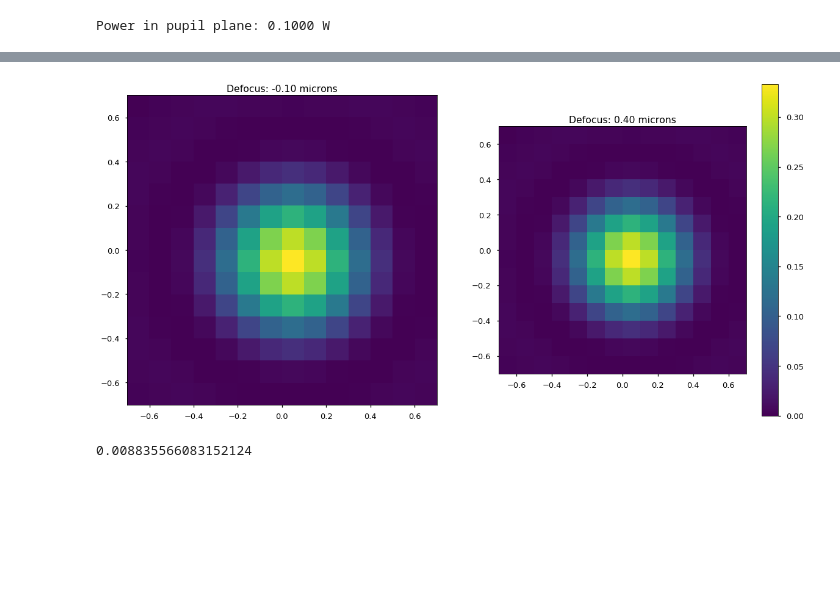
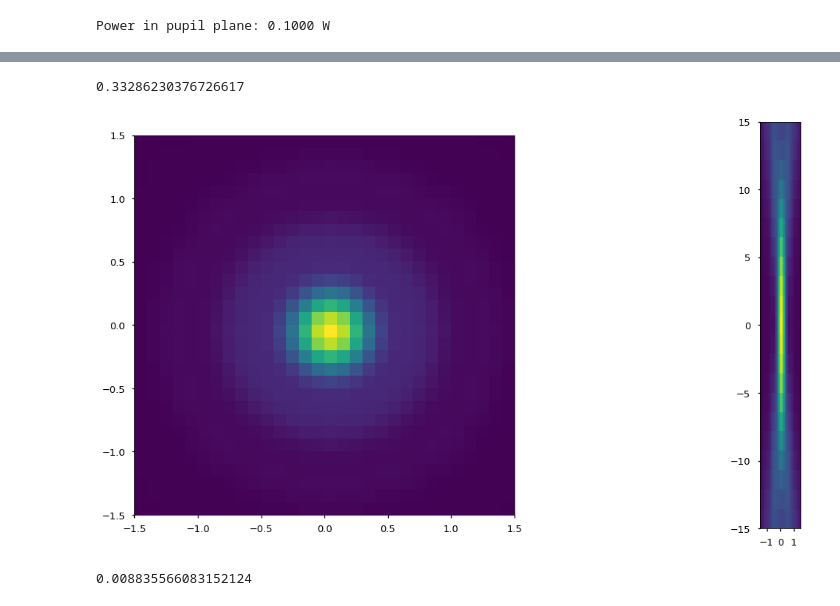
Before and after one commit to TuragaLab/MSRI2018_PupilCodedMicroscope, a Jupyter notebook: pupil_function_tf.ipynb, the cells around one changed output, grey strips where cells are left out. Drawn from its saved outputs; the diff is of its cells as text; code cells hidden in the pictures; blank space fills up the shorter version.

Commit message:
fixed defocus

```diff
--- a/pupil_function_tf.ipynb
+++ b/pupil_function_tf.ipynb
@@ -25,6 +25,7 @@ sess = tf.InteractiveSession()
 # Setup the simulation parameters
 wavelength = 0.68   # microns
 NA         = 0.7    # Numerical aperture of the objective
+nImmersion = 1.51   # Refractive index of the immersion oil
 pixelSize  = 0.1    # microns
 numPixels  = 2048   # Number of pixels in the camera; keep this even
 power      = 0.1    # Watts
@@ -79,14 +80,16 @@ print('Power in pupil plane: {:.4f} W'.format(power_pupil))
 [figure]
 Power in pupil plane: 0.1000 W
 # %%
-# Defocus from -1 micron to + 1 micron
-defocusDistance = np.arange(-1, 1.1, 0.1)
+# Defocus from -10 micron to + 10 micron
+defocusDistance = np.linspace(-15, 15, num=21)
 defocusKernel      = np.zeros((defocusDistance.size, numPixels, numPixels),dtype=np.complex64)
+defocusPSF      = np.zeros((defocusDistance.size, numPixels, numPixels),dtype=np.float64)
 
 for ctr, z in enumerate(defocusDistance):
     # Add 0j to ensure that np.sqrt knows that its argument is complex
-    defocusPhaseAngle            = 1j * z * np.sqrt((2 * np.pi * NA / wavelength)**2 - kx**2 - ky**2 + 0j)
+    defocusPhaseAngle            = 1j * z / pixelSize * np.sqrt((2 * np.pi * nImmersion / wavelength)**2 - kx**2 - ky**2 + 0j)
     defocusKernel[ctr,:,:]       = np.exp(defocusPhaseAngle)
-#     defocusPupil        = pupil * defocusKernel
-#     defocusPSFA         = np.fft.fftshift(np.fft.fft2(np.fft.ifftshift(defocusPupil))) * dk**2
-#     defocusPSF[:,:,ctr] = np.real(defocusPSFA * np.conj(defocusPSFA))
+#     defocusKernel[ctr,:,:] = np.cos(defocusPhaseAngle) + 1j*np.sin(defocusPhaseAngle)
+    defocusPupil        = pupil * np.squeeze(defocusKernel[ctr,:,:])
+    defocusPSFA         = np.fft.fftshift(np.fft.fft2(np.fft.ifftshift(defocusPupil))) * df**2
+    defocusPSF[ctr,:,:] = np.real(defocusPSFA * np.conj(defocusPSFA))
@@ -183,31 +238,53 @@ plt.show()
 # %%
+# lim=0.7
+
+# image = psf_np / Z0
+# plt.figure(figsize=(10,10))
+# img = plt.imshow(image, interpolation='nearest', extent = [x[0], x[-1], x[0], x[-1]])
+# cb = plt.colorbar(img)
+# plt.gca().set_xlim((-lim, lim))
+# plt.gca().set_ylim((-lim, lim))
+# plt.title('Tensorflow PSF')
+
+# plt.xlabel('x, $\mu m$')
+# plt.ylabel('y, $\mu m$')
+# cb.set_label('Irradiance, $W / \mu m^2$')
+# plt.grid(False)
+# plt.show()
+
+
 fig, (ax0, ax1) = plt.subplots(nrows = 1, ncols = 2, figsize=(20,10))
 
-indx      = [9, 14] # indexes to defocus distances to plot
+# Find the maximum in the in-focus image for displaying PSF's on the correct intensity scale
+maxIrradiance = np.max(psf_defocus_np)/Z0
+# maxIrradiance = np.max(defocusPSF[10,:,:])/Z0
+print(maxIrradiance)
 
-# Find the maximum in the in-focus image for displaying PSF's on the correct intensity scale
-maxIrradiance = np.max(psf_defocus_np/Z0)
+lim=1.5
 
 ax=ax0
-image = psf_defocus_np[indx[0], :, :] / Z0
-img = ax.imshow(image, interpolation='nearest', extent = [x[0], x[-1], x[0], x[-1]], vmin =0, vmax = maxIrradiance)
-cb = plt.colorbar(img)
-ax.set_xlim((-lim, lim))
-ax.set_ylim((-lim, lim))
-ax.set_title('Defocus: {0:.2f} microns'.format(defocusDistance[indx[0]]))
-
-ax=ax1
-image = psf_defocus_np[indx[1], :, :] / Z0
-img = ax.imshow(image, interpolation='nearest', extent = [x[0], x[-1], x[0], x[-1]], vmin =0, vmax = maxIrradiance)
+# image = psf_defocus_np[indx[0], :, :] / Z0
+image = np.sum(psf_defocus_np / Z0, axis=0)
+img = ax.imshow(image, interpolation='nearest', extent = [x[0], x[-1], x[0], x[-1]])#, vmin =0, vmax = maxIrradiance)
 # cb = plt.colorbar(img)
 ax.set_xlim((-lim, lim))
 ax.set_ylim((-lim, lim))
-ax.set_title('Defocus: {0:.2f} microns'.format(defocusDistance[indx[1]]))
+# ax.set_title('Defocus: {0:.2f} microns'.format(defocusDistance[indx[0]]))
+
+ax=ax1
+# image = psf_defocus_np[indx[1], :, :] / Z0
+image = np.sum(psf_defocus_np / Z0, axis=2)
+img = ax.imshow(image, interpolation='nearest', extent = [x[0], x[-1], defocusDistance[0], defocusDistance[-1]])#, vmin =0, vmax = maxIrradiance)
+# cb = plt.colorbar(img)
+ax.set_xlim((-lim, lim))
+# ax.set_ylim((-lim, lim))
+# ax.set_title('Defocus: {0:.2f} microns'.format(defocusDistance[indx[1]]))
 
 # plt.tight_layout()
 plt.show()
 # %% [output]
+0.33286230376726617
-[figure, old version]
+[figure, new version]
 # %%
 simps(simps(np.abs(pupilMask)**2, dx = df), dx = df) / Z0
 # %% [output]
```
Also changed, not shown: parts of 8 cells of this notebook.
